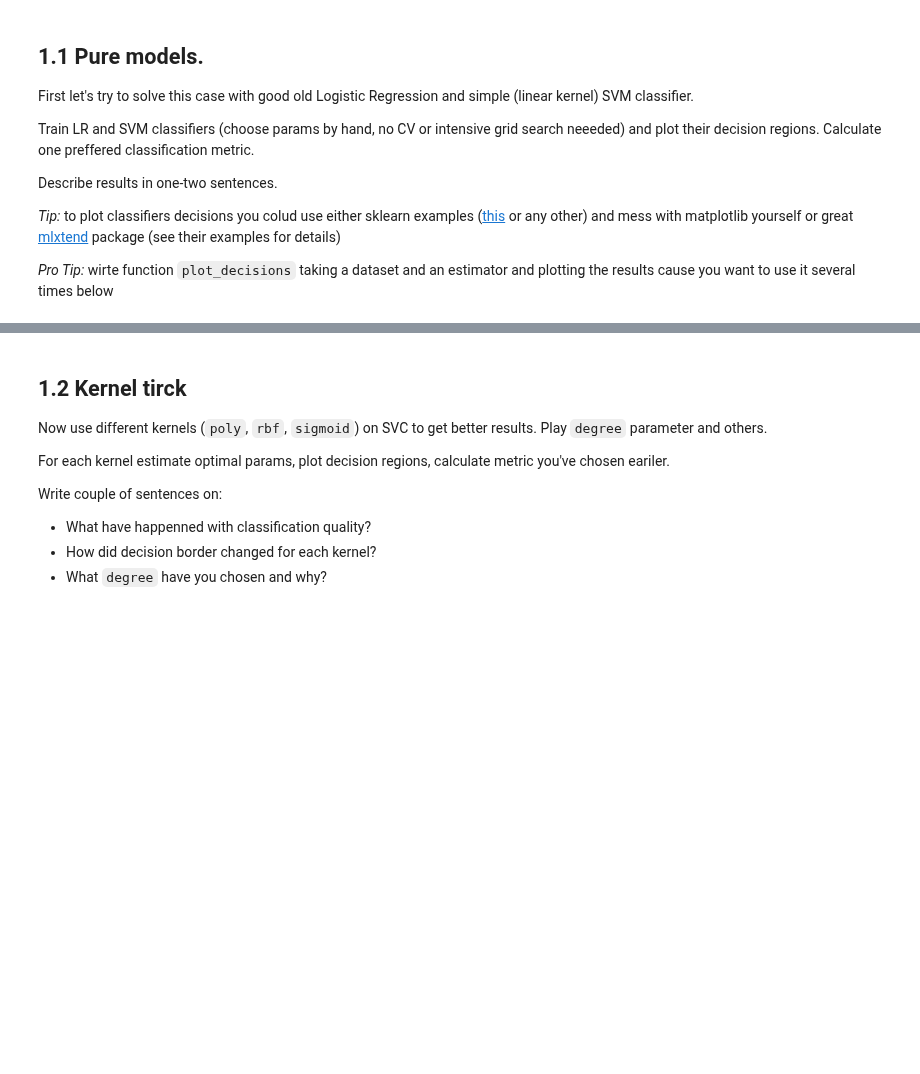
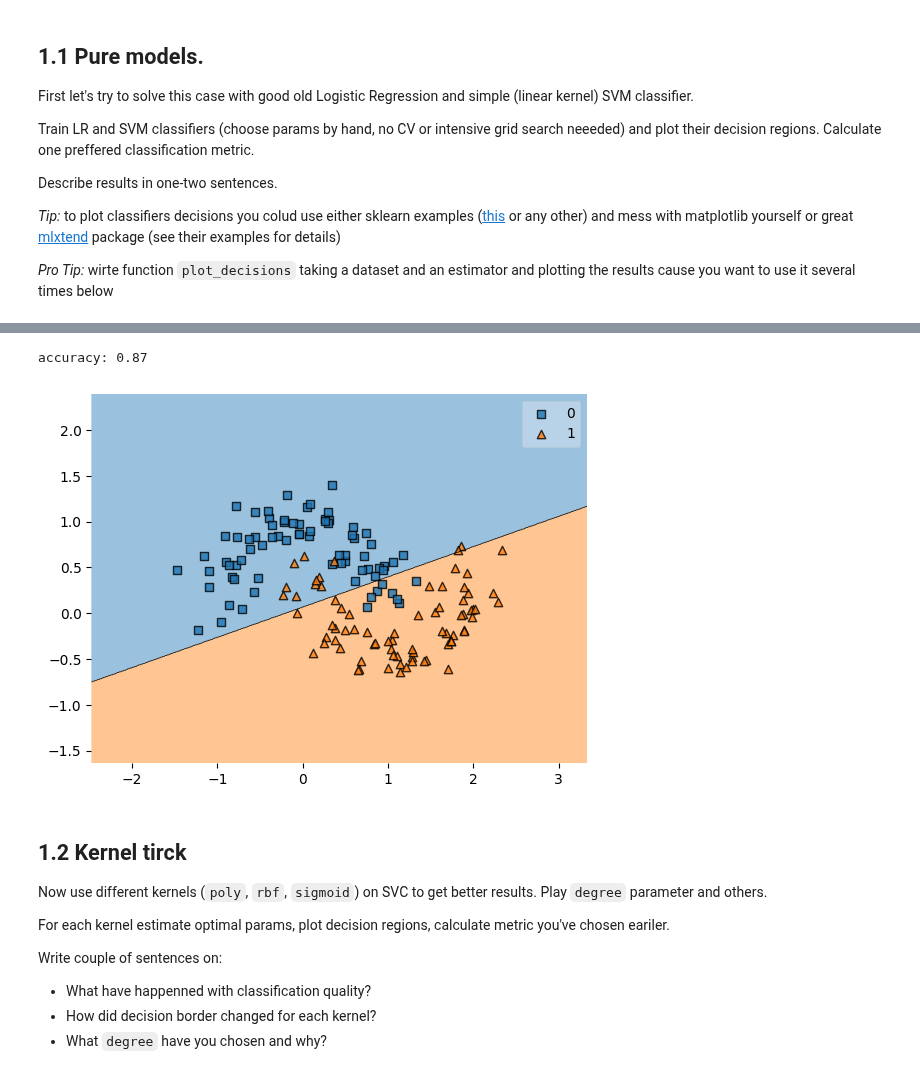
Before and after one commit to pavelkurach/msai-ml, a Jupyter notebook: lab01_ml_pipeline/Lab1_part3_SVM.ipynb, the cells around one changed output, grey strips where cells are left out. Saved outputs shown, nothing was run; the diff lists cells and outputs as text; code cells hidden in the pictures; blank space fills up the shorter version.

```diff
--- a/lab01_ml_pipeline/Lab1_part3_SVM.ipynb
+++ b/lab01_ml_pipeline/Lab1_part3_SVM.ipynb
@@ -68,5 +69,12 @@ plot_decision_regions(moons_points, moons_labels, lr)
 # %%
 svc = SVC(kernel='linear', C=1.0, random_state=42)
+svc.fit(X_train, y_train)
+
+plot_decision_regions(X_test, y_test, svc)
+print(f'accuracy: {accuracy_score(y_test, svc.predict(X_test)):.2f}')
+# %% [output]
+accuracy: 0.87
+[figure, added]
 # %% [markdown]
 ## 1.2 Kernel tirck
 
```
Also changed, not shown: parts of 11 cells of this notebook.
